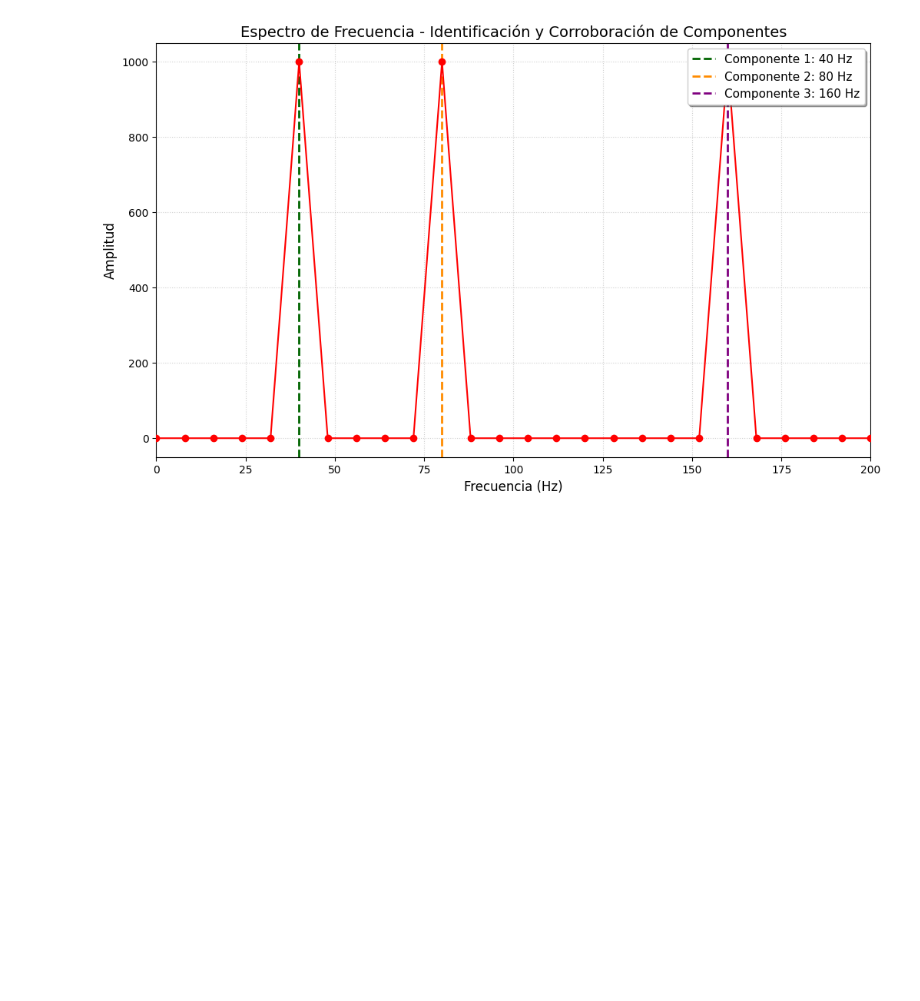
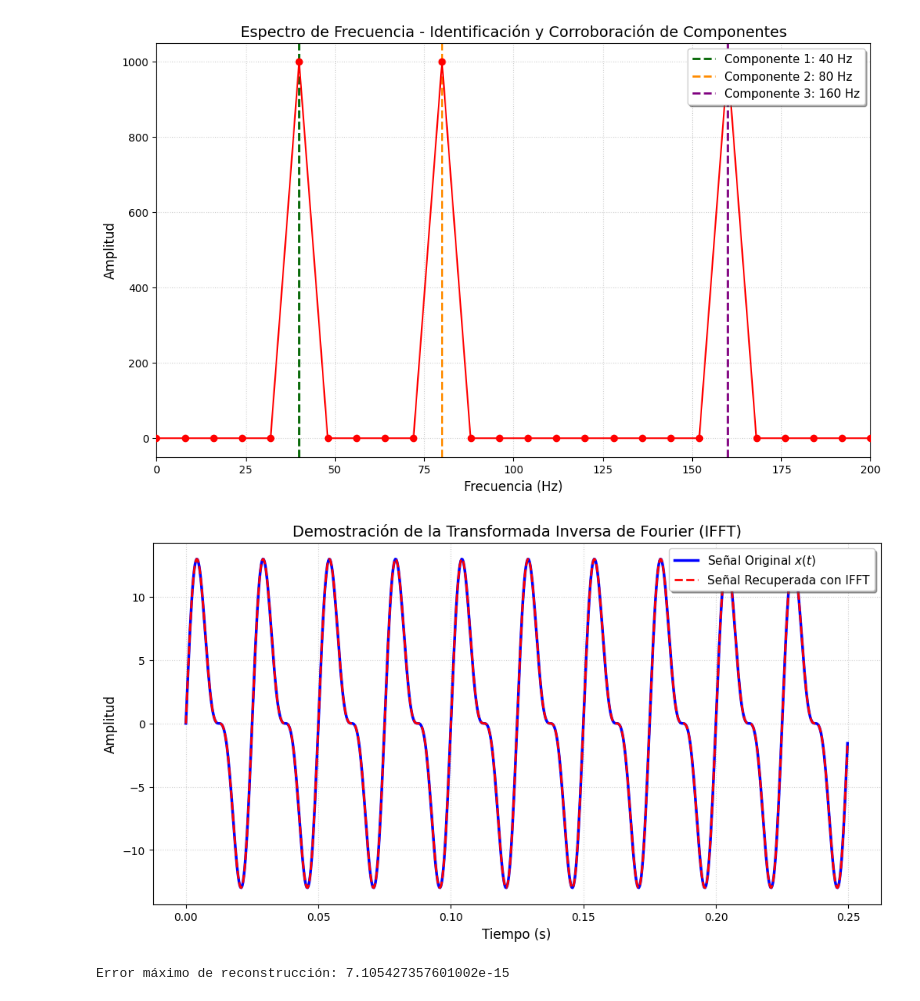
Before and after one commit to luhernandez12/Biosenales_Karen-Agudelo_Luisa-Hernandez, a Jupyter notebook: practica_5.ipynb, the cells around one changed output. Cells and saved outputs as stored; diff of their text form; code cells hidden in the pictures; blank space fills up the shorter version.

Commit message:
punto 3 traformada inversa

```diff
--- a/practica_5.ipynb
+++ b/practica_5.ipynb
@@ -149,3 +149,37 @@ plt.grid(True, linestyle=':', alpha=0.6)
 plt.show()
 # %% [output]
 [figure]
+# %%
+
+# 3. TRANSFORMADA INVERSA (IFFT)
+# Aplicamos la transformada inversa al espectro completo
+x_reconstruida_compleja = np.fft.ifft(X10)
+
+# Extraemos solo la parte real para limpiar residuos matemáticos insignificantes
+x_reconstruida = np.real(x_reconstruida_compleja)
+
+# 4. GRÁFICA DE COMPARACIÓN (COMPROBACIÓN DE RECONSTRUCCIÓN)
+plt.figure(figsize=(12, 6))
+
+# Graficamos la señal original con una línea azul continua
+plt.plot(t_10, x10, color='blue', label='Señal Original $x(t)$', linewidth=2.5)
+
+# Graficamos la señal reconstruida encima usando puntos rojos discontinuos
+plt.plot(t_10, x_reconstruida, color='red', linestyle='--', label='Señal Recuperada con IFFT', linewidth=2)
+
+plt.title('Demostración de la Transformada Inversa de Fourier (IFFT)', fontsize=14)
+plt.xlabel('Tiempo (s)', fontsize=12)
+plt.ylabel('Amplitud', fontsize=12)
+plt.legend(loc='upper right', fontsize=11, shadow=True)
+plt.grid(True, linestyle=':', alpha=0.6)
+plt.show()
+
+
+
+# 5. VERIFICACIÓN MATEMÁTICA EN CONSOLA
+# Si la diferencia máxima entre ambas señales tiende a cero, la reconstrucción fue perfecta
+error_maximo = np.max(np.abs(x10 - x_reconstruida))
+print(f"Error máximo de reconstrucción: {error_maximo}")
+# %% [output]
+[figure, added]
+Error máximo de reconstrucción: 7.105427357601002e-15
```
Also changed, not shown: parts of 1 cell of this notebook.
